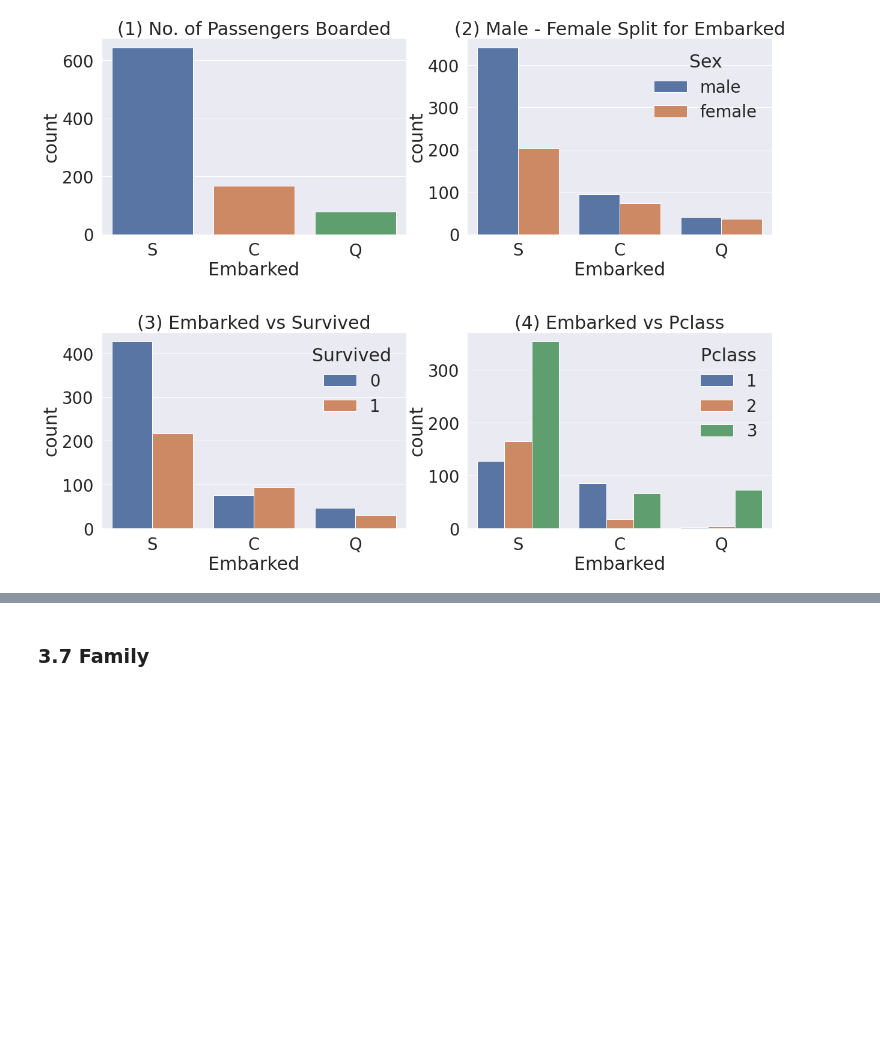
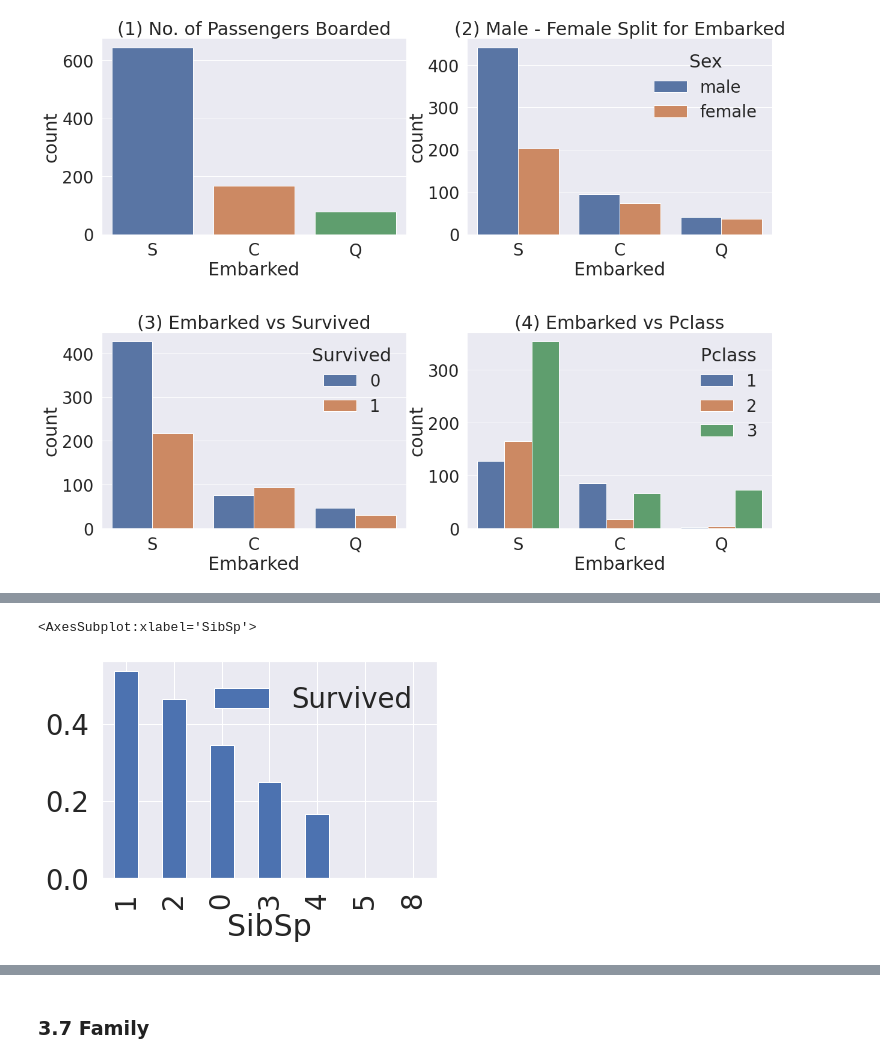
Before and after one commit to ychoi1001/Kaggle, a Jupyter notebook: titanic-data-science.ipynb, the cells around one changed output, grey strips where cells are left out. Saved outputs shown, nothing was run; the diff lists cells and outputs as text; code cells hidden in the pictures; blank space fills up the shorter version.

```diff
--- a/titanic-data-science.ipynb
+++ b/titanic-data-science.ipynb
@@ -420,0 +504,6 @@ plt.show()
+# %%
+# Show the percentage of survival
+df_train[['SibSp', 'Survived']].groupby(['SibSp'], as_index=True).mean().sort_values(by='Survived', ascending=False).plot.bar()
+# %% [output]
+<AxesSubplot:xlabel='SibSp'>
+[figure, added]
```
Also changed, not shown: parts of 43 cells of this notebook.
